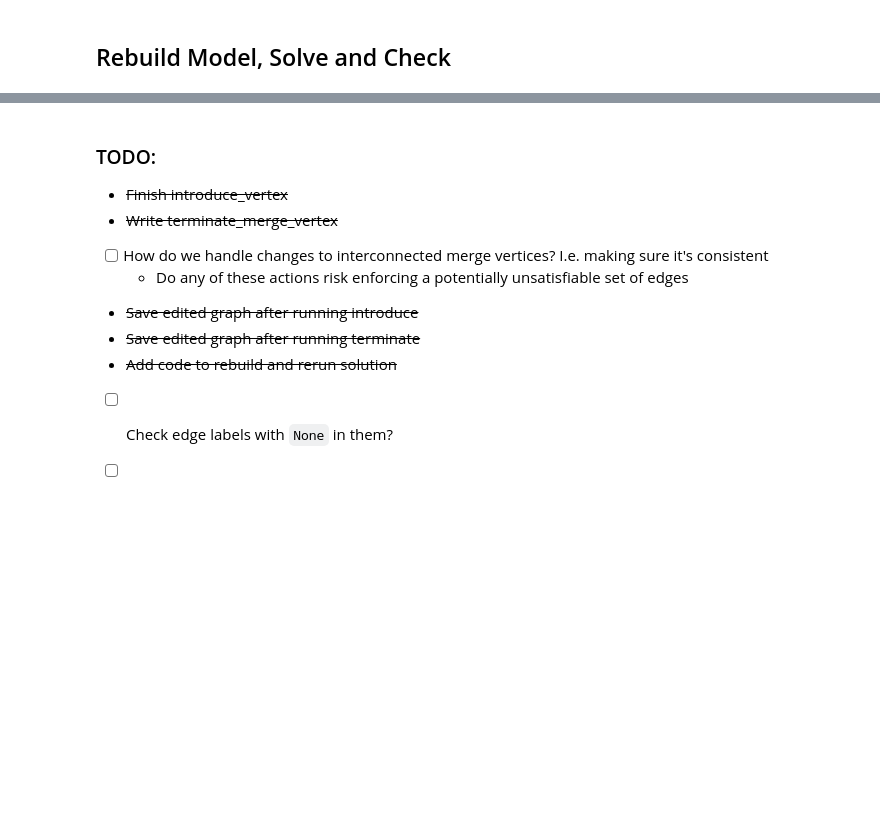
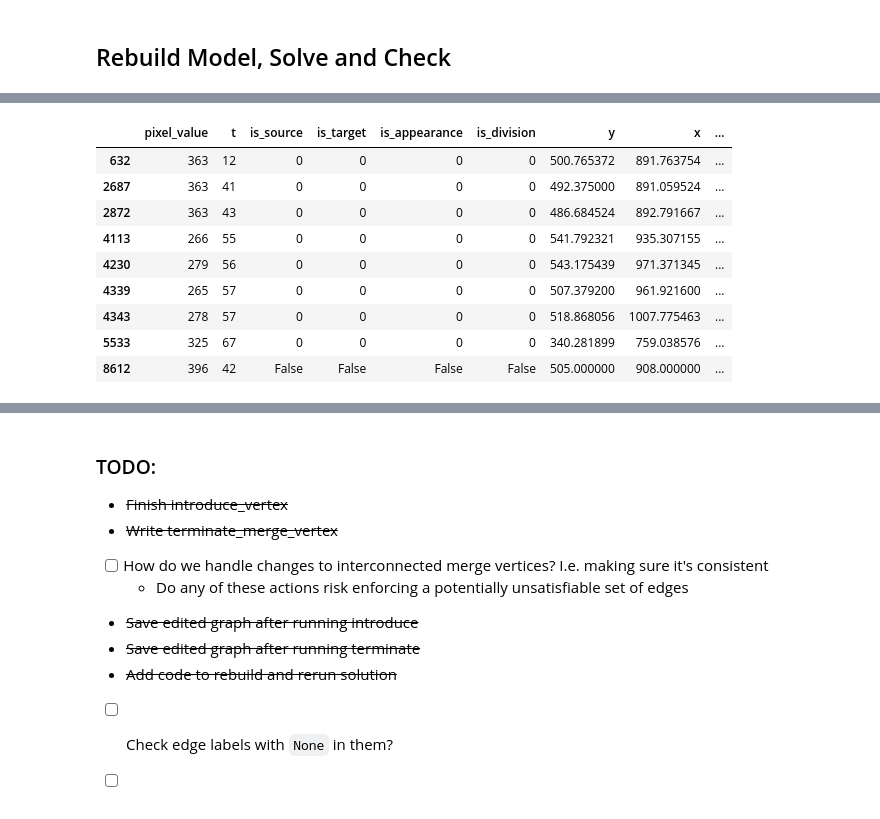
Before and after one commit to DragaDoncila/phd-misc-scripts, a Jupyter notebook: end_to_end.ipynb, the cells around one changed output, grey strips where cells are left out. Cells and saved outputs as stored; diff of their text form; code cells hidden in the pictures; blank space fills up the shorter version.

```diff
--- a/end_to_end.ipynb
+++ b/end_to_end.ipynb
@@ -215,7 +234,7 @@ def get_gt_unmatched_vertices(coords, gt_coords, sol_ims, gt_ims, v_id, dist):
             unmatched.append(v)
     return unmatched
 # %%
-def get_gt_unmatched_vertices_near_parent(coords, gt_coords, sol_ims, gt_ims, v_id, v_parents, dist):
+def get_gt_unmatched_vertices_near_parent(coords, gt_coords, sol_ims, gt_ims, v_id, v_parents, dist, label_key='label'):
     from scipy.spatial import KDTree
     from traccuracy.matchers._compute_overlap import get_labels_with_overlap
     import numpy as np
@@ -369,0 +424,4 @@ for i, _ in merge_rows.iterrows():
+# %%
+for e in graph._g.incident(2959, mode='in'):
+    print(graph._g.es[e], graph._g.es[e].source, graph._g.es[e].target)
+print(graph._g.vs[2959])
@@ -534,7 +616,7 @@ def convert_sol_igraph_to_nx(graph):
     del(graph._g.vs['label'])
 
     del(graph._g.es['label'])
-    nx_g = graph._g.to_networkx()
+    nx_g = graph._g.to_networkx(create_using=nx.DiGraph)
     return nx_g
 # %%
 # save info on graph
@@ -550,0 +647,17 @@ oracle
+# %%
+new_merges = oracle_node_df[oracle_node_df['in-mig'] > 1]
+term_v = dict(filter(lambda item: item[1]['decision'] == 'terminate', oracle.items()))
+new_merges_no_term = new_merges.drop(list(term_v.keys()), errors='ignore')
+# %%
+new_merges_no_term
+# %% [output]
+|  | pixel_value | t | is_source | is_target | is_appearance | is_division | y | x | ... |
+| 632 | 363 | 12 | 0 | 0 | 0 | 0 | 500.765372 | 891.763754 | ... |
+| 2687 | 363 | 41 | 0 | 0 | 0 | 0 | 492.375000 | 891.059524 | ... |
+| 2872 | 363 | 43 | 0 | 0 | 0 | 0 | 486.684524 | 892.791667 | ... |
+| 4113 | 266 | 55 | 0 | 0 | 0 | 0 | 541.792321 | 935.307155 | ... |
+| 4230 | 279 | 56 | 0 | 0 | 0 | 0 | 543.175439 | 971.371345 | ... |
+| 4339 | 265 | 57 | 0 | 0 | 0 | 0 | 507.379200 | 961.921600 | ... |
+| 4343 | 278 | 57 | 0 | 0 | 0 | 0 | 518.868056 | 1007.775463 | ... |
+| 5533 | 325 | 67 | 0 | 0 | 0 | 0 | 340.281899 | 759.038576 | ... |
+| 8612 | 396 | 42 | False | False | False | False | 505.000000 | 908.000000 | ... |
```
Also changed, not shown: parts of 21 cells of this notebook, 40 other files.
